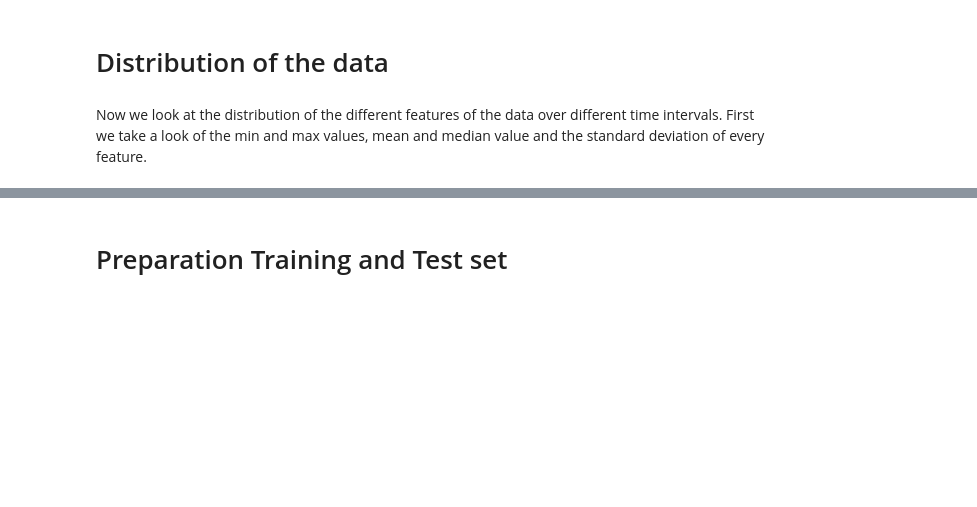
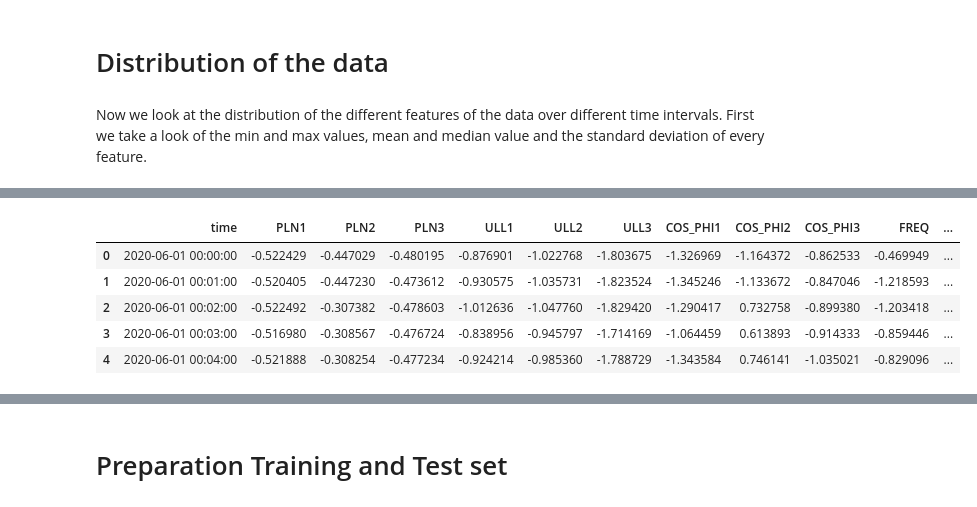
Before and after one commit to SergioTallo/Multivariate_Time_Series_Prediction_Transformers, a Jupyter notebook: bsc_arbeit.ipynb, the cells around one changed output, grey strips where cells are left out. Saved outputs shown, nothing was run; the diff lists cells and outputs as text; code cells hidden in the pictures; blank space fills up the shorter version.

```diff
--- a/bsc_arbeit.ipynb
+++ b/bsc_arbeit.ipynb
@@ -241,0 +241,10 @@ if print_graphs is True:
+# %%
+# Perform the data normalisation in the weekdays dataset. We can print the distribution of the data if we want.
+dataset_weekend_norm = normalize_mean_std_dataset(dataset_weekend)
+
+print_graphs = False
+
+if print_graphs is True:
+  for column in tqdm(dataset_weekend_norm.columns):
+    if column != 'time':
+      sns.displot(dataset_weekend_norm, x=column, kind="kde")
@@ -241,0 +296,9 @@ if print_graphs is True:
+# %%
+dataset_weekend_norm.head()
+# %% [output]
+|  | time | PLN1 | PLN2 | PLN3 | ULL1 | ULL2 | ULL3 | COS_PHI1 | COS_PHI2 | COS_PHI3 | FREQ | ... |
+| 0 | 2020-06-01 00:00:00 | -0.522429 | -0.447029 | -0.480195 | -0.876901 | -1.022768 | -1.803675 | -1.326969 | -1.164372 | -0.862533 | -0.469949 | ... |
+| 1 | 2020-06-01 00:01:00 | -0.520405 | -0.447230 | -0.473612 | -0.930575 | -1.035731 | -1.823524 | -1.345246 | -1.133672 | -0.847046 | -1.218593 | ... |
+| 2 | 2020-06-01 00:02:00 | -0.522492 | -0.307382 | -0.478603 | -1.012636 | -1.047760 | -1.829420 | -1.290417 | 0.732758 | -0.899380 | -1.203418 | ... |
+| 3 | 2020-06-01 00:03:00 | -0.516980 | -0.308567 | -0.476724 | -0.838956 | -0.945797 | -1.714169 | -1.064459 | 0.613893 | -0.914333 | -0.859446 | ... |
+| 4 | 2020-06-01 00:04:00 | -0.521888 | -0.308254 | -0.477234 | -0.924214 | -0.985360 | -1.788729 | -1.343584 | 0.746141 | -1.035021 | -0.829096 | ... |
```
Also changed, not shown: parts of 23 cells of this notebook.
